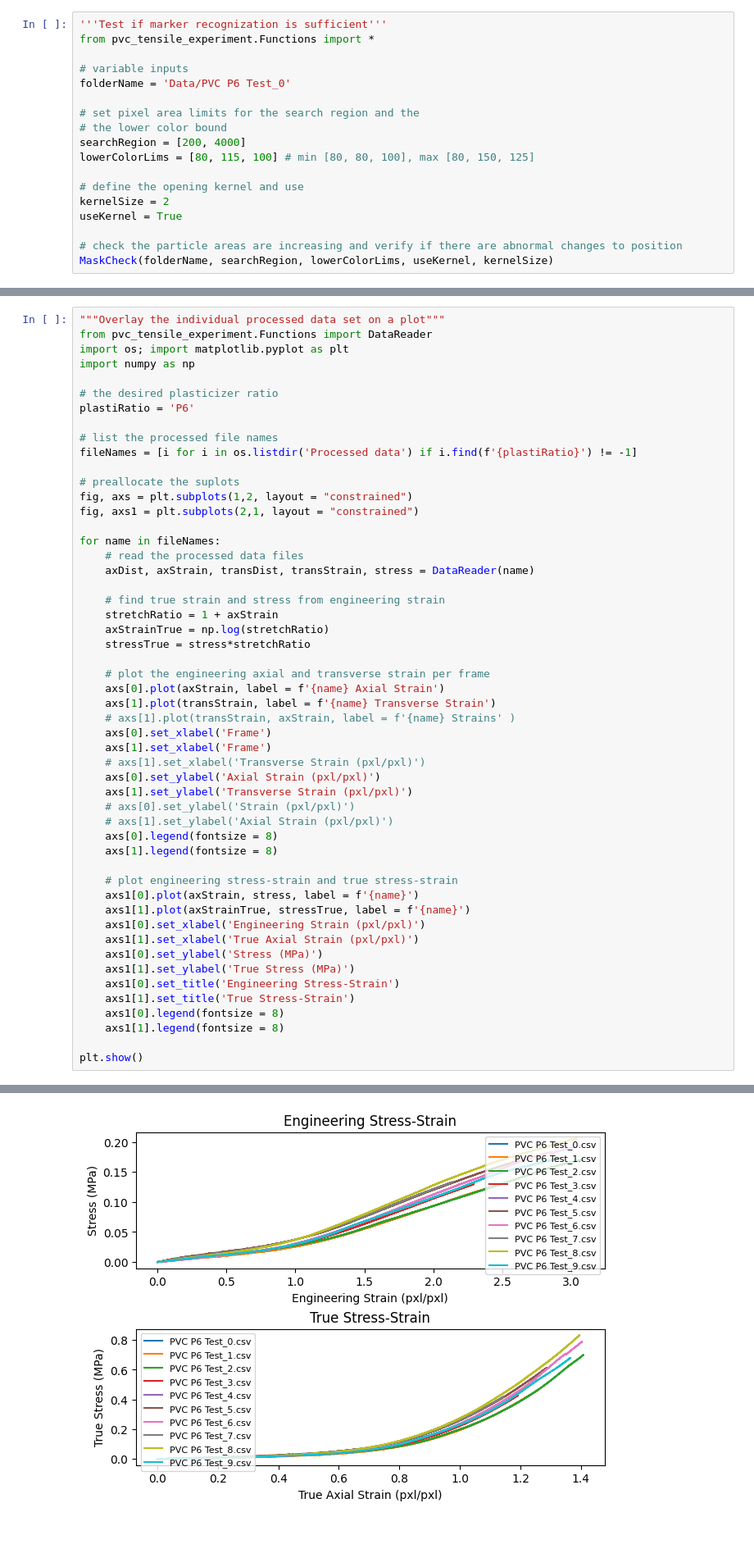
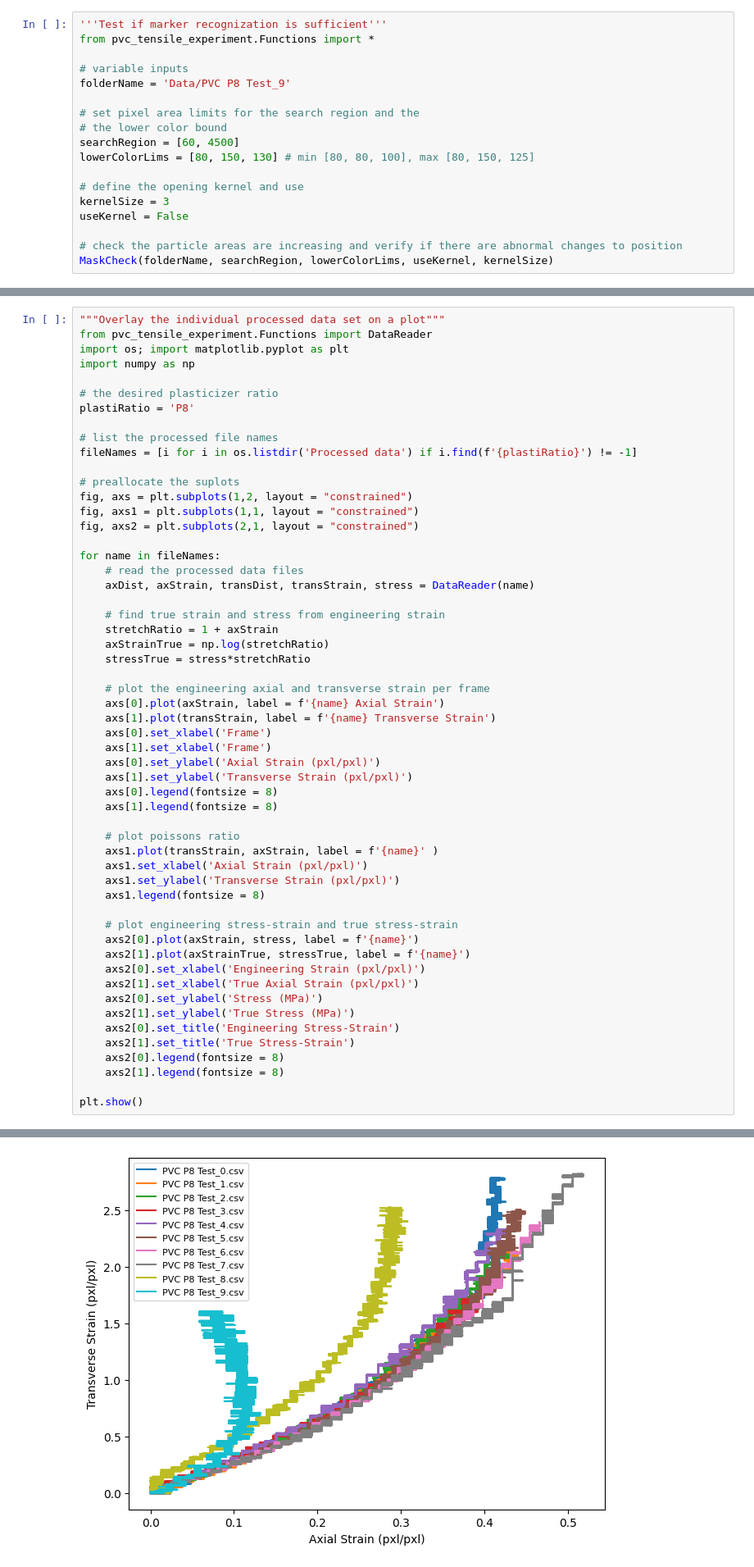
Before and after one commit to TheDuckenEngineer/PVC-Tensile-Experiment, a Jupyter notebook: Strain Processing.ipynb, the cells around one changed output, grey strips where cells are left out. Shown at 82% size. Cells and saved outputs as stored; diff of their text form; blank space fills up the shorter version.

```diff
--- a/Strain Processing.ipynb
+++ b/Strain Processing.ipynb
@@ -3,16 +3,16 @@
 from pvc_tensile_experiment.Functions import *
 
 # variable inputs
-folderName = 'Data/PVC P6 Test_0'
+folderName = 'Data/PVC P8 Test_9'
 
 # set pixel area limits for the search region and the
 # the lower color bound
-searchRegion = [200, 4000]
-lowerColorLims = [80, 115, 100] # min [80, 80, 100], max [80, 150, 125]
+searchRegion = [60, 4500]
+lowerColorLims = [80, 150, 130] # min [80, 80, 100], max [80, 150, 125]
 
 # define the opening kernel and use
-kernelSize = 2
-useKernel = True
+kernelSize = 3
+useKernel = False
 
 # check the particle areas are increasing and verify if there are abnormal changes to position
 MaskCheck(folderName, searchRegion, lowerColorLims, useKernel, kernelSize)
@@ -34,14 +34,15 @@ import os; import matplotlib.pyplot as plt
 import numpy as np
 
 # the desired plasticizer ratio
-plastiRatio = 'P6'
+plastiRatio = 'P8'
 
 # list the processed file names
 fileNames = [i for i in os.listdir('Processed data') if i.find(f'{plastiRatio}') != -1]
 
 # preallocate the suplots
 fig, axs = plt.subplots(1,2, layout = "constrained")
-fig, axs1 = plt.subplots(2,1, layout = "constrained")
+fig, axs1 = plt.subplots(1,1, layout = "constrained")
+fig, axs2 = plt.subplots(2,1, layout = "constrained")
 
 for name in fileNames:
     # read the processed data files
@@ -55,28 +56,30 @@ for name in fileNames:
     # plot the engineering axial and transverse strain per frame
     axs[0].plot(axStrain, label = f'{name} Axial Strain')
     axs[1].plot(transStrain, label = f'{name} Transverse Strain')
-    # axs[1].plot(transStrain, axStrain, label = f'{name} Strains' )
     axs[0].set_xlabel('Frame')
     axs[1].set_xlabel('Frame')
-    # axs[1].set_xlabel('Transverse Strain (pxl/pxl)')
     axs[0].set_ylabel('Axial Strain (pxl/pxl)')
     axs[1].set_ylabel('Transverse Strain (pxl/pxl)')
-    # axs[0].set_ylabel('Strain (pxl/pxl)')
-    # axs[1].set_ylabel('Axial Strain (pxl/pxl)')
     axs[0].legend(fontsize = 8)
     axs[1].legend(fontsize = 8)
 
+    # plot poissons ratio
+    axs1.plot(transStrain, axStrain, label = f'{name}' )
+    axs1.set_xlabel('Axial Strain (pxl/pxl)')
+    axs1.set_ylabel('Transverse Strain (pxl/pxl)')
+    axs1.legend(fontsize = 8)
+
     # plot engineering stress-strain and true stress-strain
-    axs1[0].plot(axStrain, stress, label = f'{name}')
-    axs1[1].plot(axStrainTrue, stressTrue, label = f'{name}')
-    axs1[0].set_xlabel('Engineering Strain (pxl/pxl)')
-    axs1[1].set_xlabel('True Axial Strain (pxl/pxl)')
-    axs1[0].set_ylabel('Stress (MPa)')
-    axs1[1].set_ylabel('True Stress (MPa)')
-    axs1[0].set_title('Engineering Stress-Strain')
-    axs1[1].set_title('True Stress-Strain')
-    axs1[0].legend(fontsize = 8)
-    axs1[1].legend(fontsize = 8)
+    axs2[0].plot(axStrain, stress, label = f'{name}')
+    axs2[1].plot(axStrainTrue, stressTrue, label = f'{name}')
+    axs2[0].set_xlabel('Engineering Strain (pxl/pxl)')
+    axs2[1].set_xlabel('True Axial Strain (pxl/pxl)')
+    axs2[0].set_ylabel('Stress (MPa)')
+    axs2[1].set_ylabel('True Stress (MPa)')
+    axs2[0].set_title('Engineering Stress-Strain')
+    axs2[1].set_title('True Stress-Strain')
+    axs2[0].legend(fontsize = 8)
+    axs2[1].legend(fontsize = 8)
 
 plt.show()
 # %% [output]
@@ -84 +87 @@ plt.show()
-[figure, old version]
+[figure, new version]
```
Also changed, not shown: parts of 3 cells of this notebook, 5 other files.
